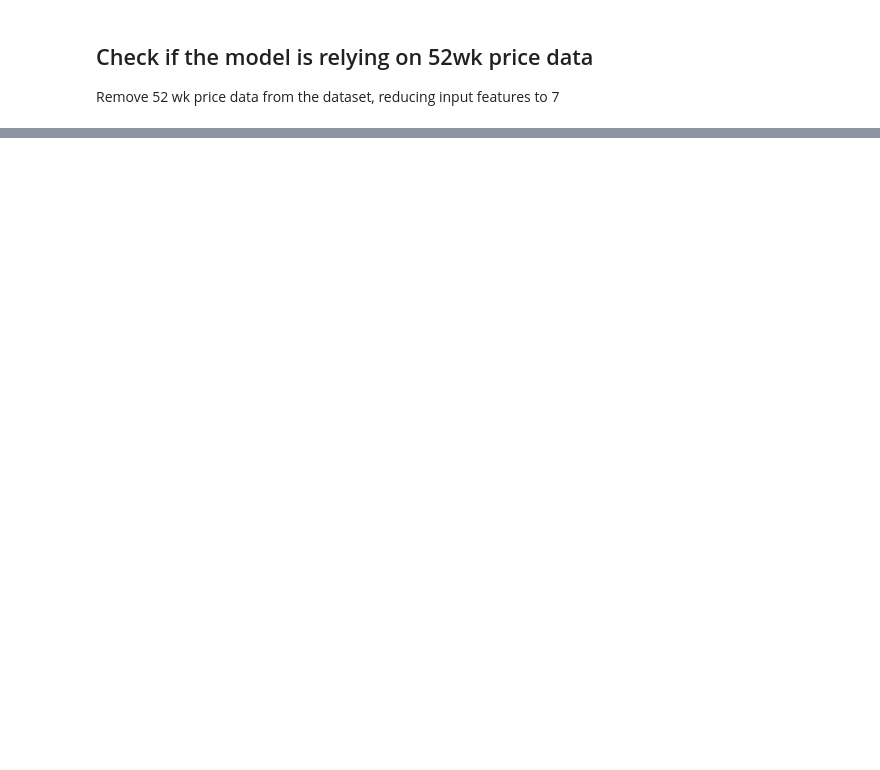
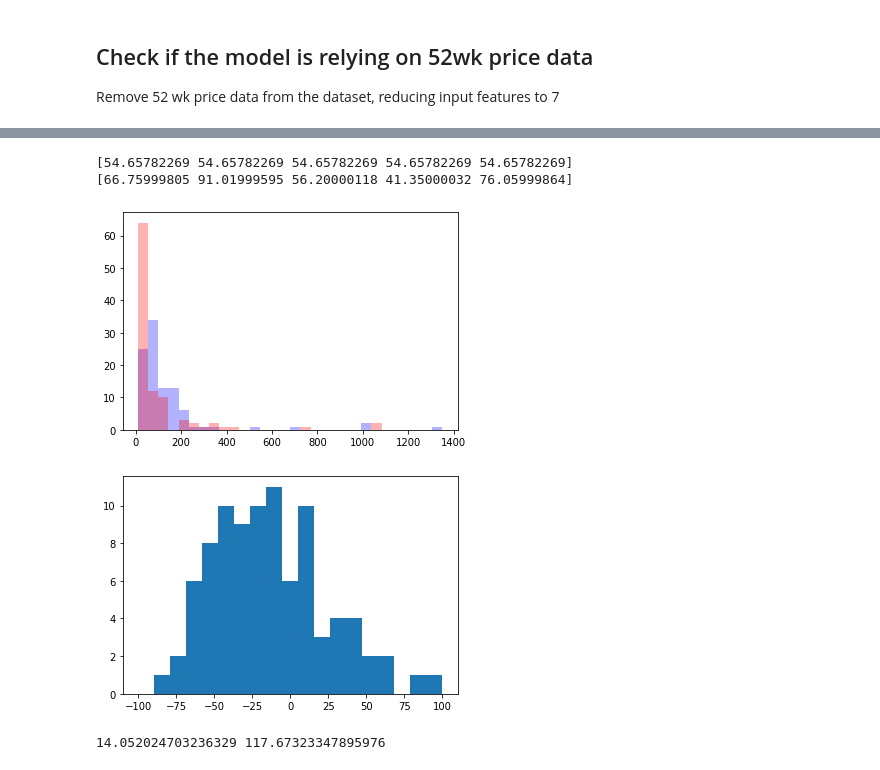
Before and after one commit to kevr35/PY580, a Jupyter notebook: FC_model/FC_firsttry.ipynb, the cells around one changed output, grey strips where cells are left out. Drawn from its saved outputs; the diff is of its cells as text; code cells hidden in the pictures; blank space fills up the shorter version.

```diff
--- a/FC_model/Project.ipynb
+++ b/FC_model/FC_firsttry.ipynb
@@ -400,0 +409,48 @@ tensor([0.2480, 0.0000, 0.0102, 0.0524, 0.0292, 0.4642, 0.0448],
+# %%
+# Look at some outputs and rescale
+outputs = np.array([])
+targets = np.array([])
+for i, (feats, prices) in enumerate(val_loader):
+    with torch.no_grad():
+        fcprice.eval()
+
+        feats = feats.to(DEVICE).float()
+        prices = prices.view(-1, 1)
+        prices = prices.to(DEVICE).float()
+
+        target_i = np.array(prices).flatten()
+        output_i = fcprice(feats)
+        output_i = np.array(output_i).flatten()
+        outputs = np.concatenate((outputs, output_i))
+        targets = np.concatenate((targets, target_i))
+
+pscale = findata.get_pricescale()
+print(outputs[:5]*pscale)
+print(targets[:5]*pscale)
+outputs = outputs*pscale
+targets = targets*pscale
+alldata = np.concatenate((outputs, targets))
+
+bins = np.linspace(min(alldata), max(alldata), 31)
+
+plt.figure()
+plt.hist(targets, bins=bins, alpha=0.3, color='blue', label='True Price')
+plt.hist(outputs, bins=bins, alpha=0.3, color='red', label='Model Price')
+plt.show()
+
+bins = np.linspace(-100,100,20)
+errs = (outputs-targets)/targets
+plt.figure()
+plt.hist(errs*100, bins=bins)
+plt.show()
+# %% [output]
+[54.65782269 54.65782269 54.65782269 54.65782269 54.65782269]
+[66.75999805 91.01999595 56.20000118 41.35000032 76.05999864]
+[figure, added]
+[figure, added]
+# %%
+from scipy.stats import norm
+mu, s = norm.fit(errs*100)
+print(mu, s)
+# %% [output]
+14.052024703236329 117.67323347895976
```
Also changed, not shown: parts of 5 cells of this notebook.
